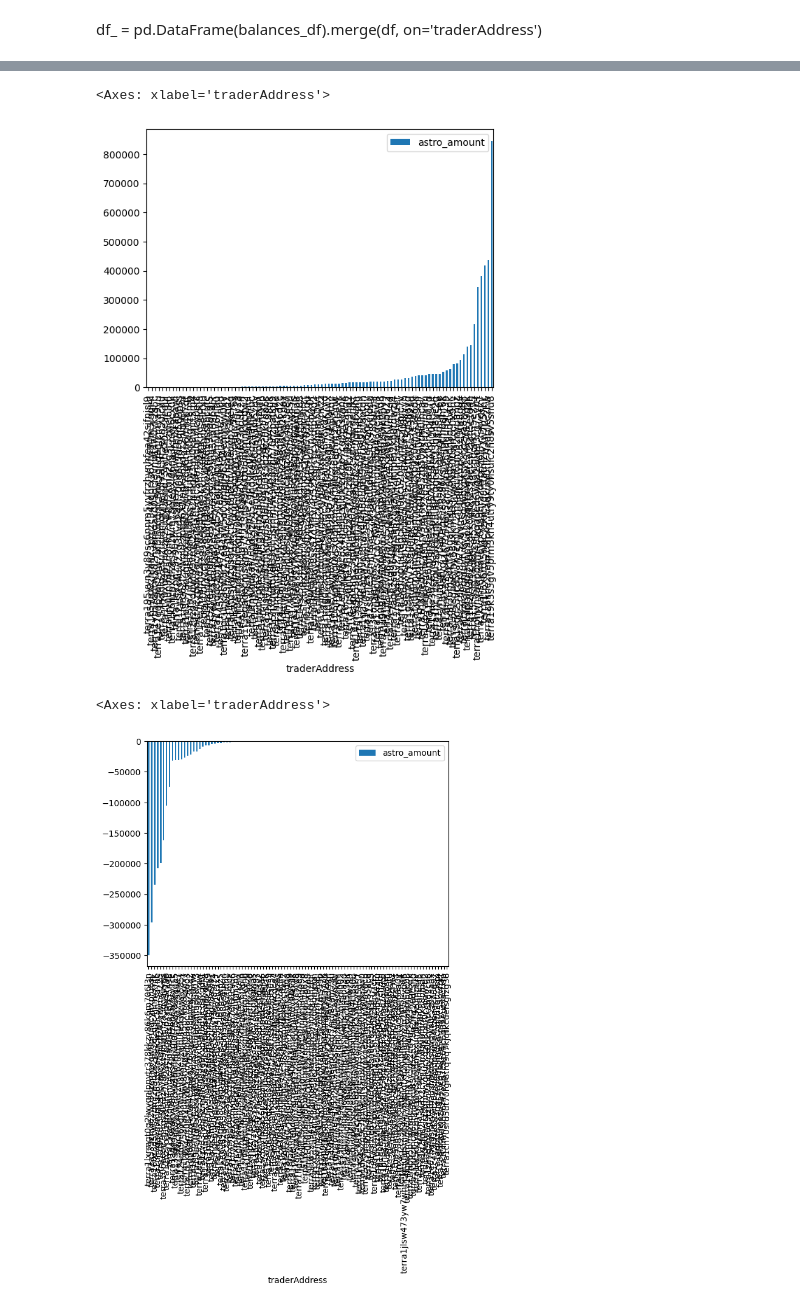
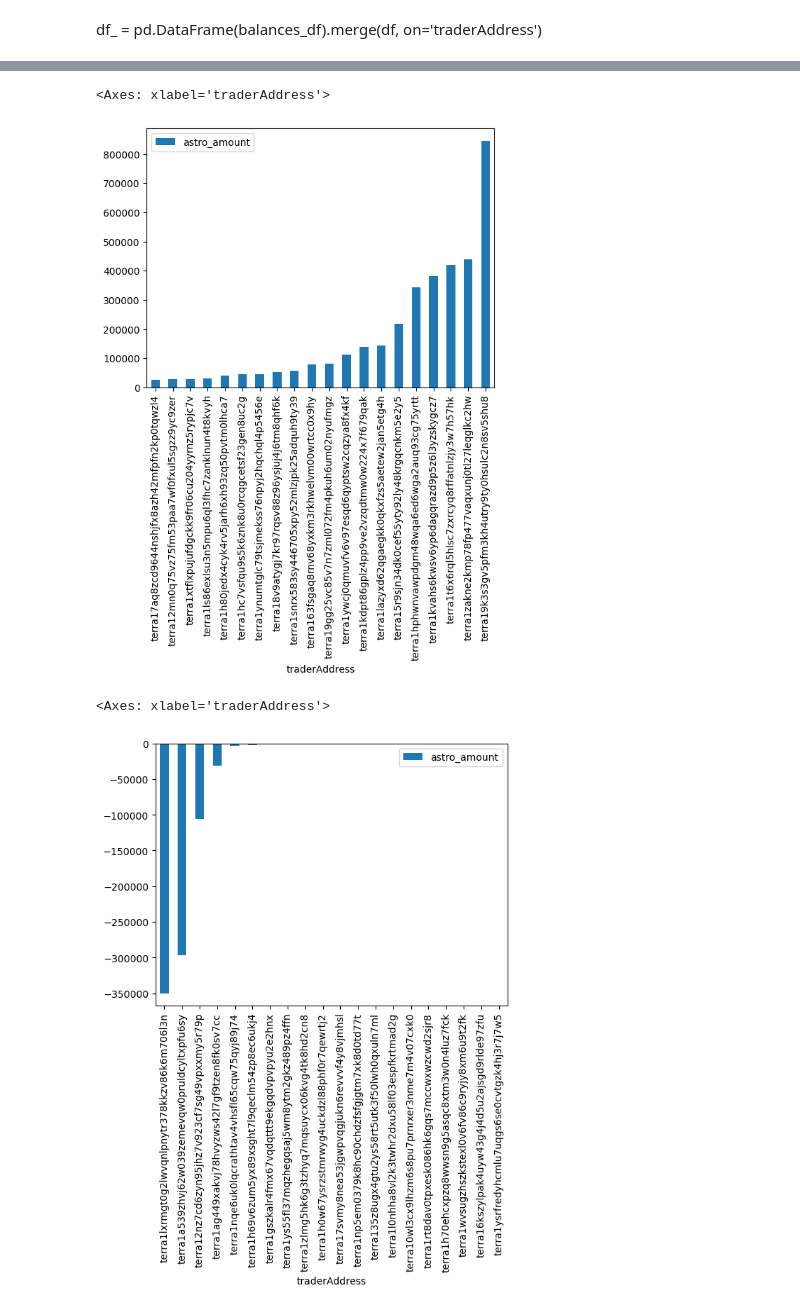
Before and after one commit to IncioMan/cosmos-activities-dashboard, a Jupyter notebook: python/notebooks/astro_analysis.ipynb, the cells around one changed output, grey strips where cells are left out. Drawn from its saved outputs; the diff is of its cells as text; code cells hidden in the pictures.

```diff
--- a/python/notebooks/astro_analysis.ipynb
+++ b/python/notebooks/astro_analysis.ipynb
@@ -108,2 +123,2 @@ df_ = pd.DataFrame(balances_df).merge(df, on='traderAddress')
 # %%
-percentile = 0.90
+percentile = 0.99
@@ -197,18 +195,18 @@ total_delta_astro = daily_delta[daily_delta.date>='2023-07-01']\
 whales_delta = whales.merge(total_delta_astro, on='traderAddress', how='left').fillna(0)
 # %%
 whales_delta[['traderAddress','astro_amount']]\
-        .sort_values(by='astro_amount', ascending=True).tail(100)\
+        .sort_values(by='astro_amount', ascending=True).tail(20)\
         .set_index('traderAddress').plot(kind='bar')
 # %% [output]
 <Axes: xlabel='traderAddress'>
-[figure, old version]
+[figure, new version]
 # %%
 whales_delta[['traderAddress','astro_amount']]\
-        .sort_values(by='astro_amount', ascending=True).head(100)\
+        .sort_values(by='astro_amount', ascending=True).head(20)\
         .set_index('traderAddress').plot(kind='bar')
 # %% [output]
 <Axes: xlabel='traderAddress'>
-[figure, old version]
+[figure, new version]
 # %%
 def xx(x):
     if x > 100:
```
Also changed, not shown: parts of 16 cells of this notebook.
